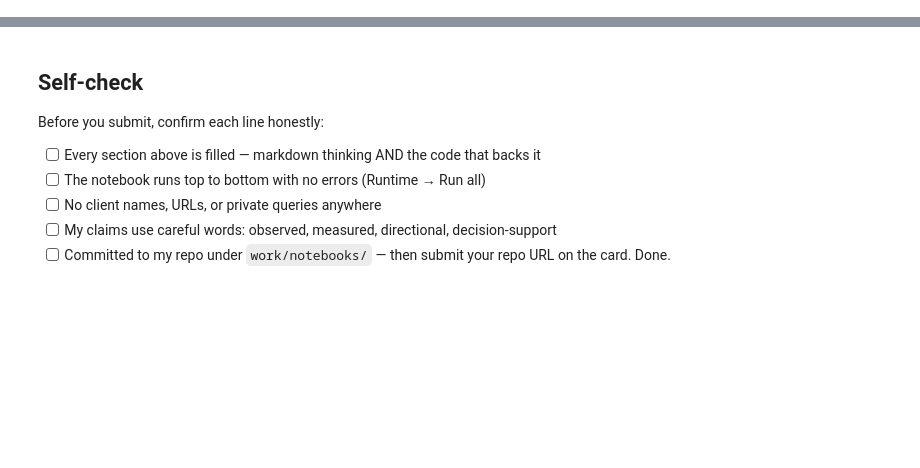
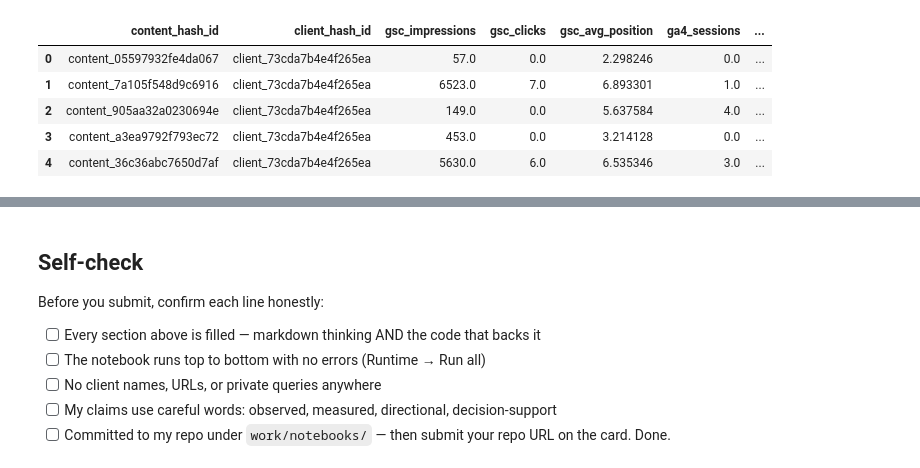
Before and after one commit to Adnan-ai98/flyrank-ml-internship, a Jupyter notebook: work/notebooks/w03_feature_leakage_check.ipynb, the cells around one changed output, grey strips where cells are left out. Saved outputs shown, nothing was run; the diff lists cells and outputs as text; code cells hidden in the pictures; blank space fills up the shorter version.

```diff
--- a/work/notebooks/w03_feature_leakage_check.ipynb
+++ b/work/notebooks/w03_feature_leakage_check.ipynb
@@ -36,0 +44,80 @@ This skeleton is yours to fill. Work the sections **in order** — each one has
+# %%
+# Build the March 2026 page-level frame
+
+feature_frame = con.sql(f"""
+SELECT
+    content_hash_id,
+    client_hash_id,
+
+    SUM(
+        CASE
+            WHEN gsc_data_available IS TRUE
+            THEN COALESCE(gsc_impressions, 0)
+            ELSE 0
+        END
+    ) AS gsc_impressions,
+
+    SUM(
+        CASE
+            WHEN gsc_data_available IS TRUE
+            THEN COALESCE(gsc_clicks, 0)
+            ELSE 0
+        END
+    ) AS gsc_clicks,
+
+    CASE
+        WHEN SUM(
+            CASE
+                WHEN gsc_data_available IS TRUE
+                THEN COALESCE(gsc_impressions, 0)
+                ELSE 0
+            END
+        ) > 0
+        THEN
+            SUM(
+                CASE
+                    WHEN gsc_data_available IS TRUE
+                    THEN COALESCE(gsc_sum_position, 0)
+                    ELSE 0
+                END
+            )
+            /
+            SUM(
+                CASE
+                    WHEN gsc_data_available IS TRUE
+                    THEN COALESCE(gsc_impressions, 0)
+                    ELSE 0
+                END
+            )
+        ELSE NULL
+    END AS gsc_avg_position,
+
+    SUM(
+        CASE
+            WHEN ga4_data_available IS TRUE
+            THEN COALESCE(ga4_sessions, 0)
+            ELSE 0
+        END
+    ) AS ga4_sessions,
+
+    SUM(
+        CASE
+            WHEN ga4_data_available IS TRUE
+            THEN COALESCE(ga4_engaged_sessions, 0)
+            ELSE 0
+        END
+    ) AS ga4_engaged_sessions
+
+FROM read_parquet('{FACT_PATH}')
+
+WHERE report_date >= DATE '{START_DATE}'
+  AND report_date <= DATE '{END_DATE}'
+
+GROUP BY
+    content_hash_id,
+    client_hash_id
+""").df()
+
+print("Feature frame shape:", feature_frame.shape)
+display(feature_frame.head())
+# %% [output]
@@ -36,0 +125,6 @@ This skeleton is yours to fill. Work the sections **in order** — each one has
+|  | content_hash_id | client_hash_id | gsc_impressions | gsc_clicks | gsc_avg_position | ga4_sessions | ... |
+| 0 | content_05597932fe4da067 | client_73cda7b4e4f265ea | 57.0 | 0.0 | 2.298246 | 0.0 | ... |
+| 1 | content_7a105f548d9c6916 | client_73cda7b4e4f265ea | 6523.0 | 7.0 | 6.893301 | 1.0 | ... |
+| 2 | content_905aa32a0230694e | client_73cda7b4e4f265ea | 149.0 | 0.0 | 5.637584 | 4.0 | ... |
+| 3 | content_a3ea9792f793ec72 | client_73cda7b4e4f265ea | 453.0 | 0.0 | 3.214128 | 0.0 | ... |
+| 4 | content_36c36abc7650d7af | client_73cda7b4e4f265ea | 5630.0 | 6.0 | 6.535346 | 3.0 | ... |
```
Also changed, not shown: parts of 19 cells of this notebook.
